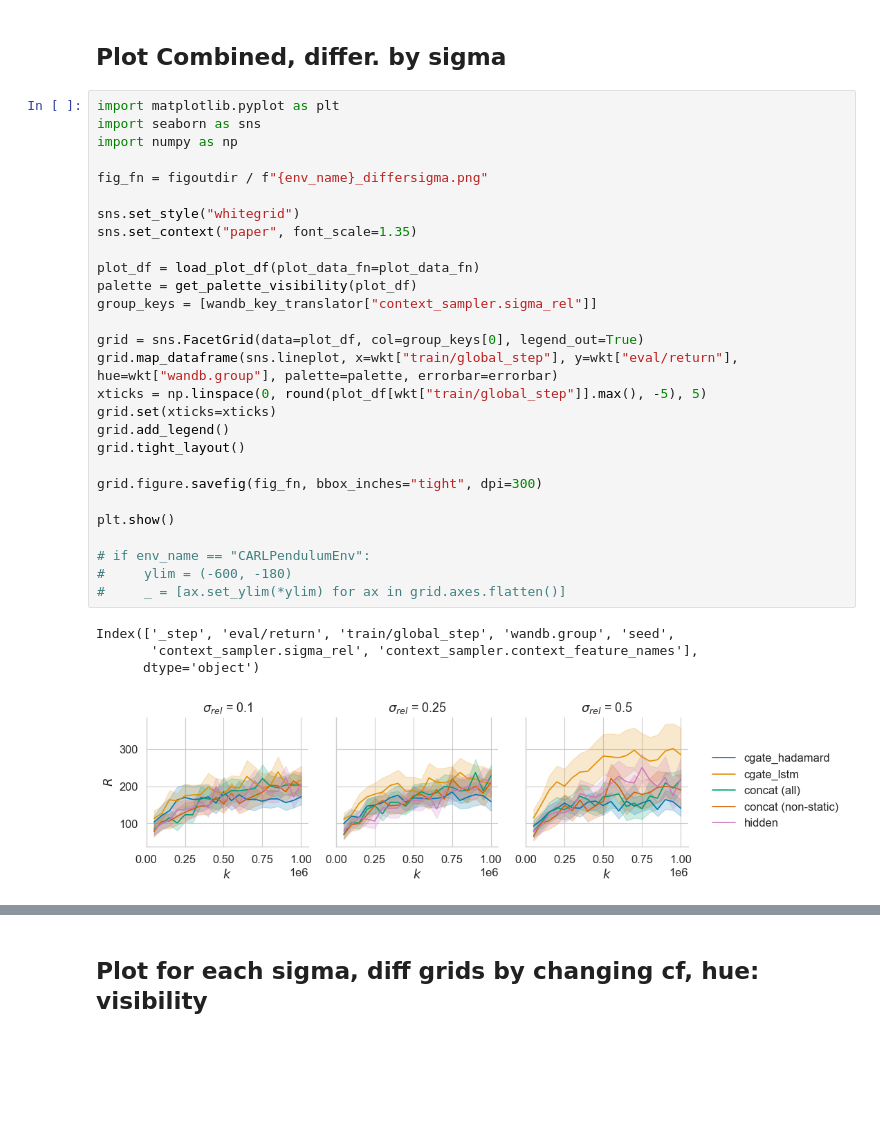
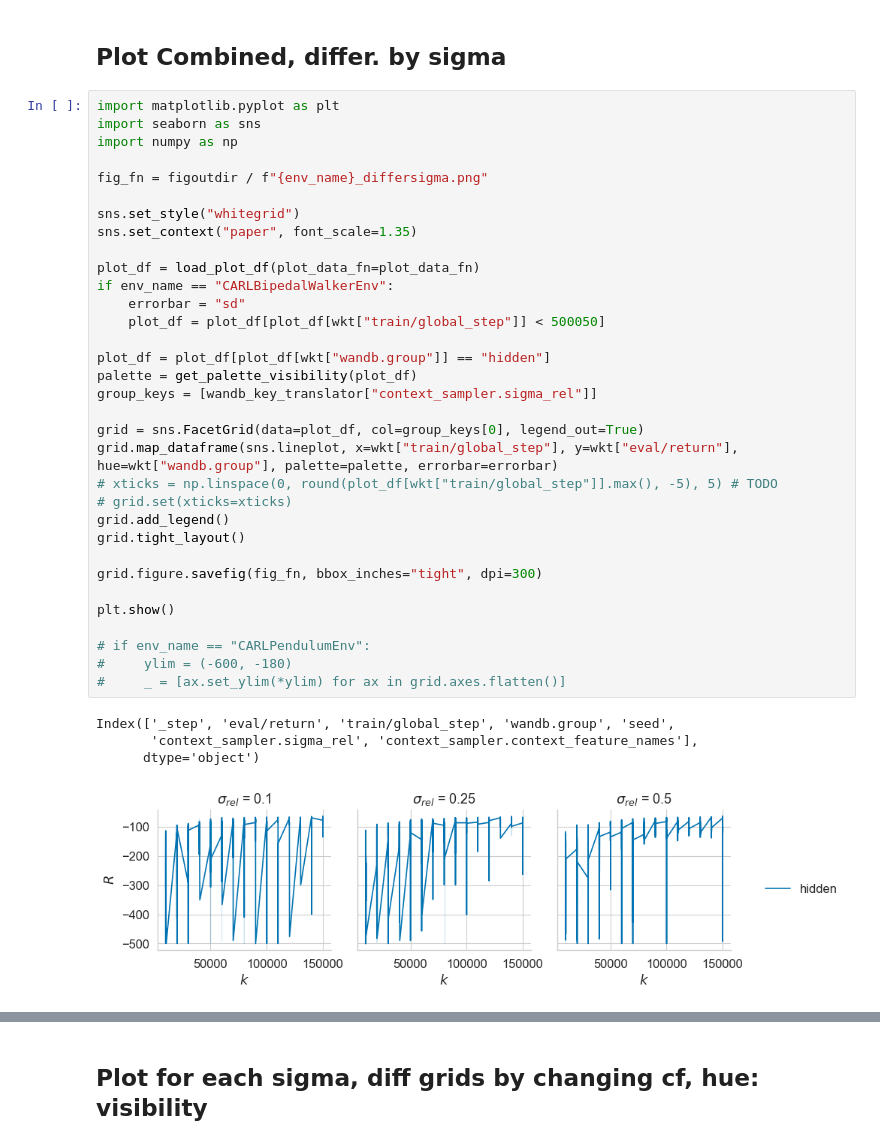
Before and after one commit to automl/CARL, a Jupyter notebook: experiments/evaluation/eval_benchmarking.ipynb, the cells around one changed output, grey strips where cells are left out. Saved outputs shown, nothing was run; the diff lists cells and outputs as text; blank space fills up the shorter version.

```diff
--- a/experiments/evaluation/eval_benchmarking.ipynb
+++ b/experiments/evaluation/eval_benchmarking.ipynb
@@ -164,36 +229,41 @@ N points 13430
 # %%
 import matplotlib.pyplot as plt
 import seaborn as sns
 import numpy as np
 
 fig_fn = figoutdir / f"{env_name}_differsigma.png"
 
 sns.set_style("whitegrid")
 sns.set_context("paper", font_scale=1.35)
 
 plot_df = load_plot_df(plot_data_fn=plot_data_fn)
+if env_name == "CARLBipedalWalkerEnv":
+    errorbar = "sd"
+    plot_df = plot_df[plot_df[wkt["train/global_step"]] < 500050]
+
+plot_df = plot_df[plot_df[wkt["wandb.group"]] == "hidden"]
 palette = get_palette_visibility(plot_df)
 group_keys = [wandb_key_translator["context_sampler.sigma_rel"]]
 
 grid = sns.FacetGrid(data=plot_df, col=group_keys[0], legend_out=True)
 grid.map_dataframe(sns.lineplot, x=wkt["train/global_step"], y=wkt["eval/return"], hue=wkt["wandb.group"], palette=palette, errorbar=errorbar)
-xticks = np.linspace(0, round(plot_df[wkt["train/global_step"]].max(), -5), 5)
-grid.set(xticks=xticks)
+# xticks = np.linspace(0, round(plot_df[wkt["train/global_step"]].max(), -5), 5) # TODO
+# grid.set(xticks=xticks)
 grid.add_legend()
 grid.tight_layout()
 
 grid.figure.savefig(fig_fn, bbox_inches="tight", dpi=300)
 
 plt.show()
 
 # if env_name == "CARLPendulumEnv":
 #     ylim = (-600, -180)
 #     _ = [ax.set_ylim(*ylim) for ax in grid.axes.flatten()]
 # %% [output]
 Index(['_step', 'eval/return', 'train/global_step', 'wandb.group', 'seed',
        'context_sampler.sigma_rel', 'context_sampler.context_feature_names'],
       dtype='object')
-[figure, old version]
+[figure, new version]
 # %%
 plot_df[wkt["train/global_step"]].unique()
 # %% [output]
```
Also changed, not shown: parts of 11 cells of this notebook.
